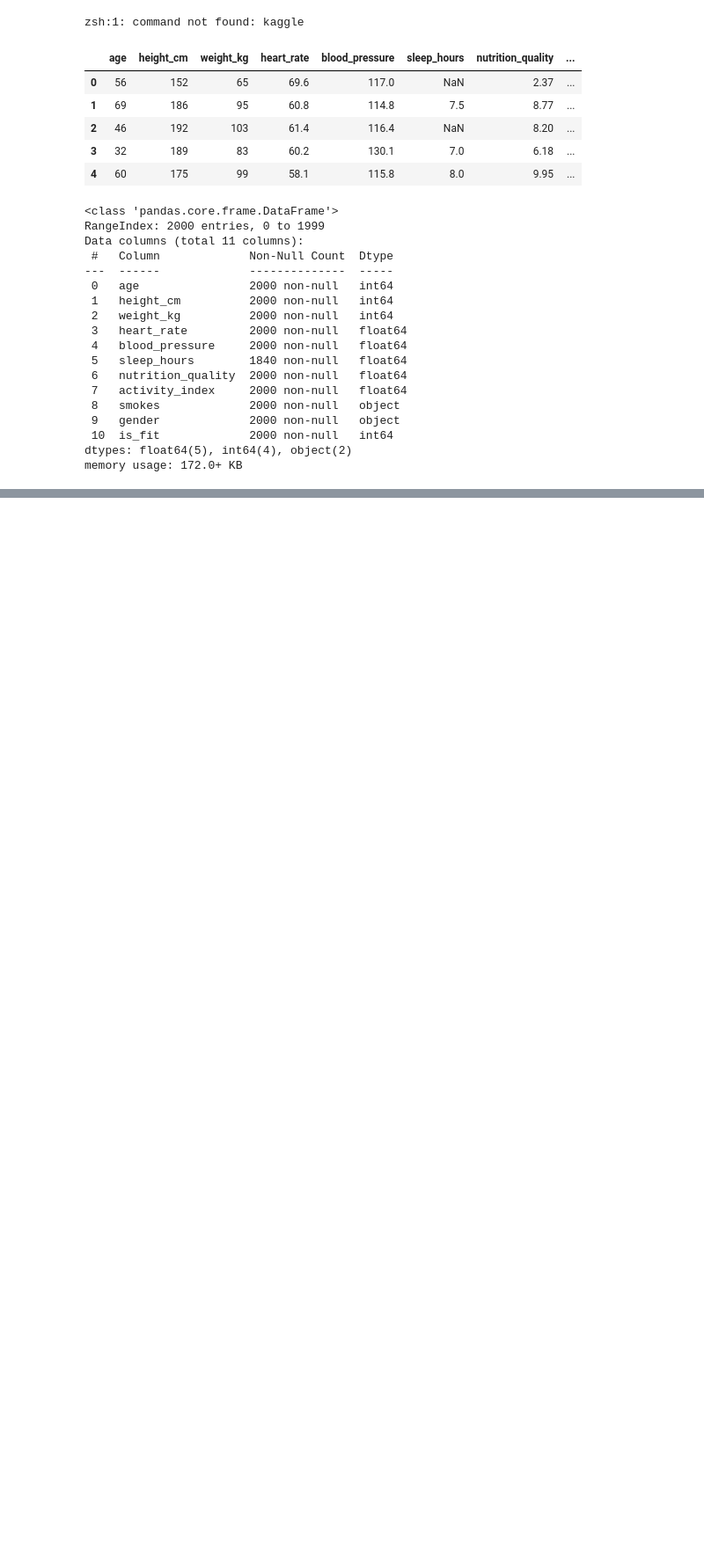
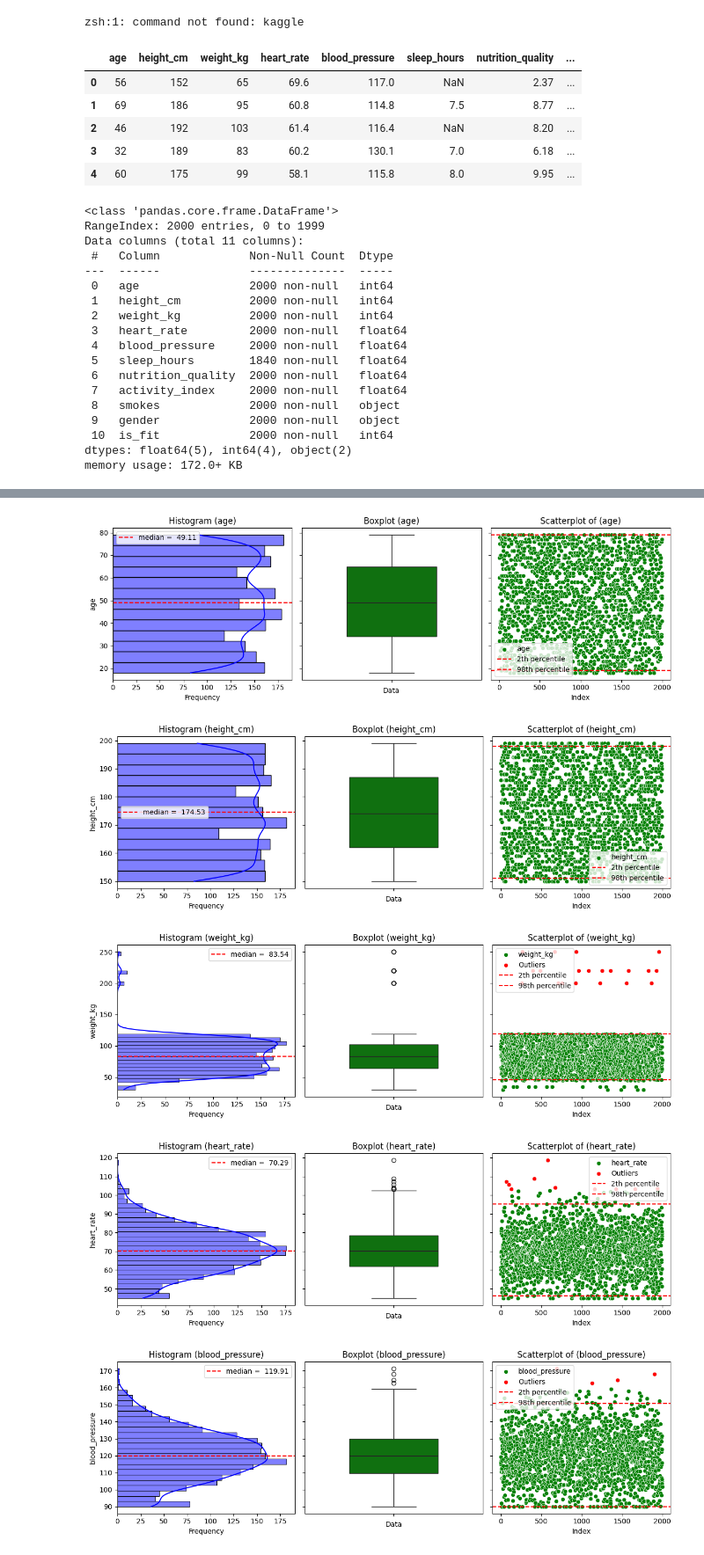
Before and after one commit to pptav0/ds_style_fitness, a Jupyter notebook: style_fitness/notebooks/project_analysis.ipynb, the cells around one changed output, grey strips where cells are left out. Shown at 88% size. Saved outputs shown, nothing was run; the diff lists cells and outputs as text; code cells hidden in the pictures; blank space fills up the shorter version.

```diff
--- a/style_fitness/notebooks/project_analysis.ipynb
+++ b/style_fitness/notebooks/project_analysis.ipynb
@@ -78,2 +127,8 @@ for col in data.columns:
 smokes: ['no' '0' 'yes' '1']
 gender: ['F' 'M']
+# %%
+# Find binary' columns
+print("BINARY columns")
+for col in data.columns:
+    if data[col].nunique() == 2:
+        print(f"{col}: {data[col].unique()}")
@@ -79,0 +255,14 @@ gender: ['F' 'M']
+# %%
+# Plot the Data distribution including Outliers
+for col in data.columns:
+    try:
+        if data[col].dtype != 'object':
+            plot_boxplot_and_outliers(data, col, threshold=0.02, figsize=(12,4))
+    except:
+        print(f"Column process error: {col}")
+# %% [output]
+[figure, added]
+[figure, added]
+[figure, added]
+[figure, added]
+[figure, added]
```
Also changed, not shown: parts of 50 cells of this notebook.
